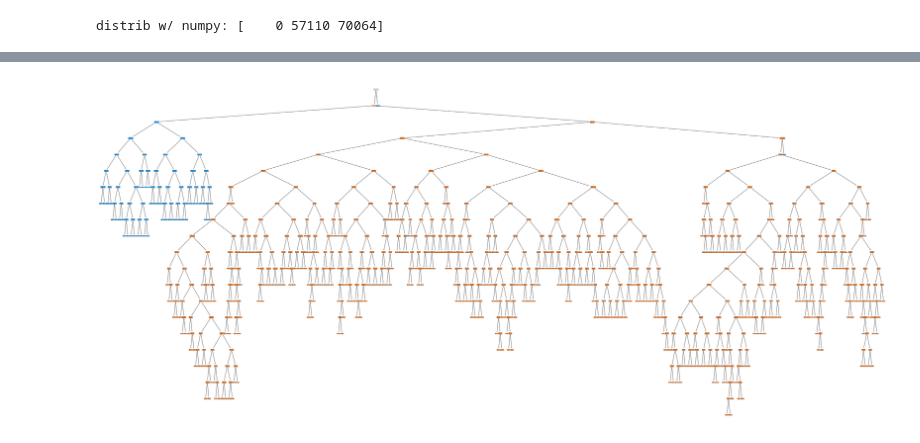
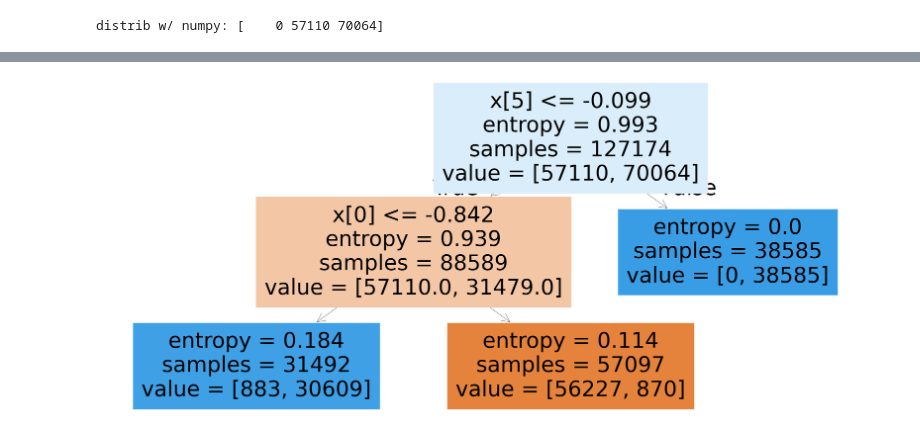
Before and after one commit to devonjavier/STINTSY-Project, a Jupyter notebook: STINTSY_MCO_LFS.ipynb, the cells around one changed output, grey strips where cells are left out. Drawn from its saved outputs; the diff is of its cells as text; code cells hidden in the pictures.

Commit message:
added additional pre-pruning methods and data visualization for model

```diff
--- a/STINTSY_MCO_LFS.ipynb
+++ b/STINTSY_MCO_LFS.ipynb
@@ -220,6 +220,11 @@ lfs_data.loc[~lfs_data['PUFC07_GRADE'].isin(valid_codes), 'PUFC07_GRADE'] = 700
 print(lfs_data['PUFC07_GRADE'].unique())
 # %% [output]
 [700]
+# %%
+lfs_data.loc[lfs_data['PUFC30_LOOKW'] == " ", 'PUFC30_LOOKW'] = -1
+lfs_data.loc[lfs_data['PUFC30_LOOKW'] == "1", 'PUFC30_LOOKW'] = 1
+lfs_data.loc[lfs_data['PUFC30_LOOKW'] == "2", 'PUFC30_LOOKW'] = 2
+lfs_data.loc[lfs_data['PUFC30_LOOKW'] == -1, 'PUFC30_LOOKW'] = 1
 # %% [markdown]
 ## EDA
 # %%
@@ -395,7 +388,7 @@ X_train, X_test, y_train, y_test = (data_dict['X_train'],
                                     data_dict['y_train'],
                                     data_dict['y_test'])
 
-model = DecisionTreeClassifier(random_state=45)
+model = DecisionTreeClassifier(random_state=45, min_impurity_decrease=0.001)
 # %% [markdown]
 train
 # %%
@@ -455,2 +438,9 @@ best params:  {'criterion': 'gini', 'max_depth': 5, 'min_samples_leaf': 1, 'min_
+# %%
+best_model = DecisionTreeClassifier(**random_search.best_params_, random_state=seed)
+
+best_model.fit(X_train, y_train)
+
+# Make predictions
+y_pred = best_model.predict(X_test)
 # %% [markdown]
 confirm
@@ -471,27 +446,0 @@ test different depths & more vals
-# %%
-p_grid = {
-    "criterion": ["gini", "entropy", "log_loss"],
-    "max_depth": [20, 30, 45, 60],
-    "min_samples_split": [2, 5, 10, 20],
-    "min_samples_leaf": [1, 2, 4, 6],
-}
-
-grid_search = GridSearchCV(estimator=model, param_grid=p_grid,
-                           cv=5, scoring='accuracy', n_jobs=-1, verbose=1)
-
-grid_search.fit(X_train, y_train)
-
-print("best params: ", grid_search.best_params_)
-
-best_model = grid_search.best_estimator_
-
-y_pred = best_model.predict(X_test)
-
-train_preds = best_model.predict(X_train)
-train_acc = accuracy_score(y_train, train_preds)
-
-test_preds = best_model.predict(X_test)
-test_acc = accuracy_score(y_test, test_preds)
-
-print(f"Training Accuracy: {train_acc:.4f}")
-print(f"Test Accuracy: {test_acc:.4f}")
@@ -512,9 +517,9 @@ distrib w/ numpy: [    0 57110 70064]
 # %%
 from sklearn.tree import plot_tree
 import matplotlib.pyplot as plt
 
 plt.figure(figsize=(32, 14))
-plot_tree(model, filled=True)
+plot_tree(best_model, filled=True)
 plt.show()
 # %% [output]
-[figure, old version]
+[figure, new version]
```
Also changed, not shown: parts of 14 cells of this notebook.
